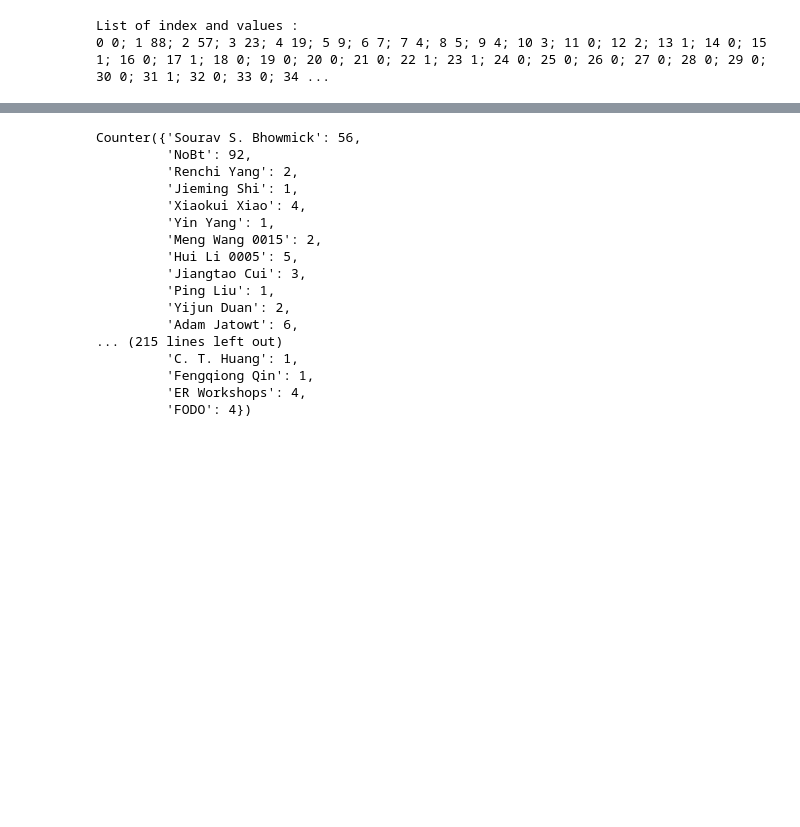
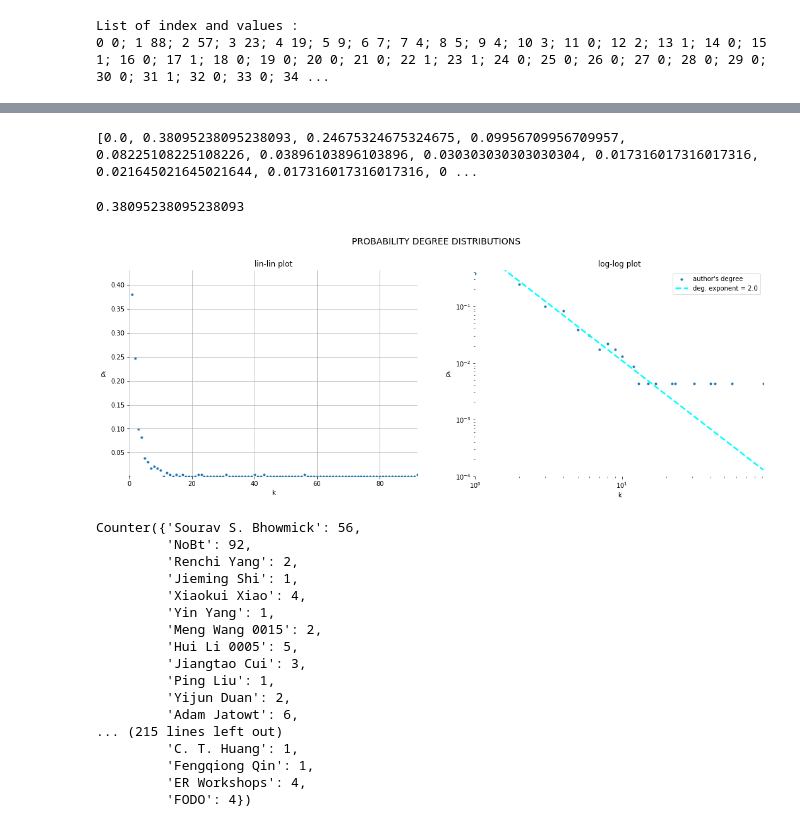
Before and after one commit to samaujs/Network-Science, a Jupyter notebook: xml_preprocessing_conferences.ipynb, the cells around one changed output, grey strips where cells are left out. Drawn from its saved outputs; the diff is of its cells as text; code cells hidden in the pictures; blank space fills up the shorter version.

```diff
--- a/xml_preprocessing_conferences.ipynb
+++ b/xml_preprocessing_conferences.ipynb
@@ -303,3 +325,67 @@ plt.show()
+# %%
+N = len(g.nodes)
+prob_k = []
+for k in degree_histogram:
+    prob_k.append(k/N)
+
+print(prob_k)
+
+max(prob_k)
+# %% [output]
+[0.0, 0.38095238095238093, 0.24675324675324675, 0.09956709956709957, 0.08225108225108226, 0.03896103896103896, 0.030303030303030304, 0.017316017316017316, 0.021645021645021644, 0.017316017316017316, 0 ...
+0.38095238095238093
+# %%
+degree_counts = degree_histogram
+degree = list(range(len(degree_histogram)))
+
+coeff = 1.1
+power = -2.0
+x = np.linspace(1, max(degree), num=10)
+y = coeff * x**power
+legend_labels = ['author\'s degree', 'deg. exponent = ' + str(-1*power)]
+filler_space = 0.05
+
+# Plotting graphs
+fig, axes = plt.subplots(nrows=1, ncols=2, figsize=(18, 6))
+fig.suptitle('Probability Degree Distributions'.upper(), y=1.0, fontsize=14)
+
+# Plot lin-lin graph on the left column
+plt.subplot(1, 2, 1)
+
+plt.xlabel(r'k')
+plt.xlim(0, max(degree) + filler_space)
+plt.ylabel(r'$p_k$')
+plt.ylim(0.0001, max(prob_k) + filler_space)
+
+#plt.legend(loc='best') # 'upper left'
+plt.scatter(degree, prob_k, marker='.')
+plt.title(r'lin-lin plot')
+plt.grid(True)
+
+# Plot log-log graph on the right column
+plt.subplot(1, 2, 2)
+plt.xlabel('k')
+plt.xscale('log')
+plt.xlim(1, max(degree) + filler_space)
+plt.ylabel(r'$p_k$')
+plt.yscale('log')
+plt.ylim(0.0001, max(prob_k) + filler_space)
+
+plt.scatter(degree, prob_k, marker='.', label=legend_labels[0])
+plt.title('log-log plot')
+
+# '$f(x) = '+str(power)+'\cdot x + \log('+ str(coeff) + ')$'
+plt.plot(x, y, '--', linewidth=2.5, color='cyan', label=legend_labels[1])
+plt.legend(loc='best')
+
+# Change the order displayed in the legend
+handles, labels = plt.gca().get_legend_handles_labels()
+order = [1,0]
+plt.legend([handles[idx] for idx in order],[labels[idx] for idx in order])
+
+plt.show()
+# %% [output]
+[figure, added]
 # %%
 from collections import Counter
 degree_dict = Counter(degree_dict)
```
Also changed, not shown: parts of 4 cells of this notebook.
